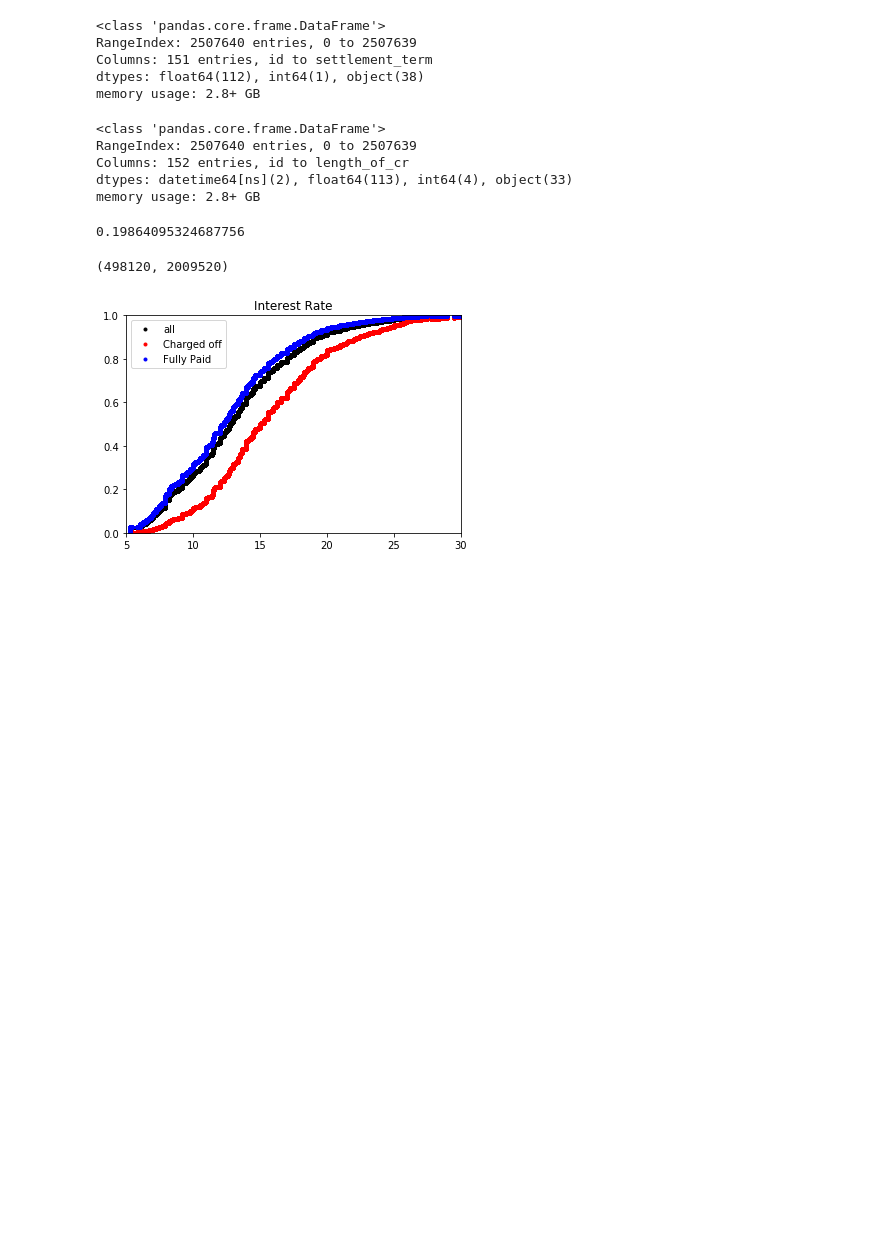
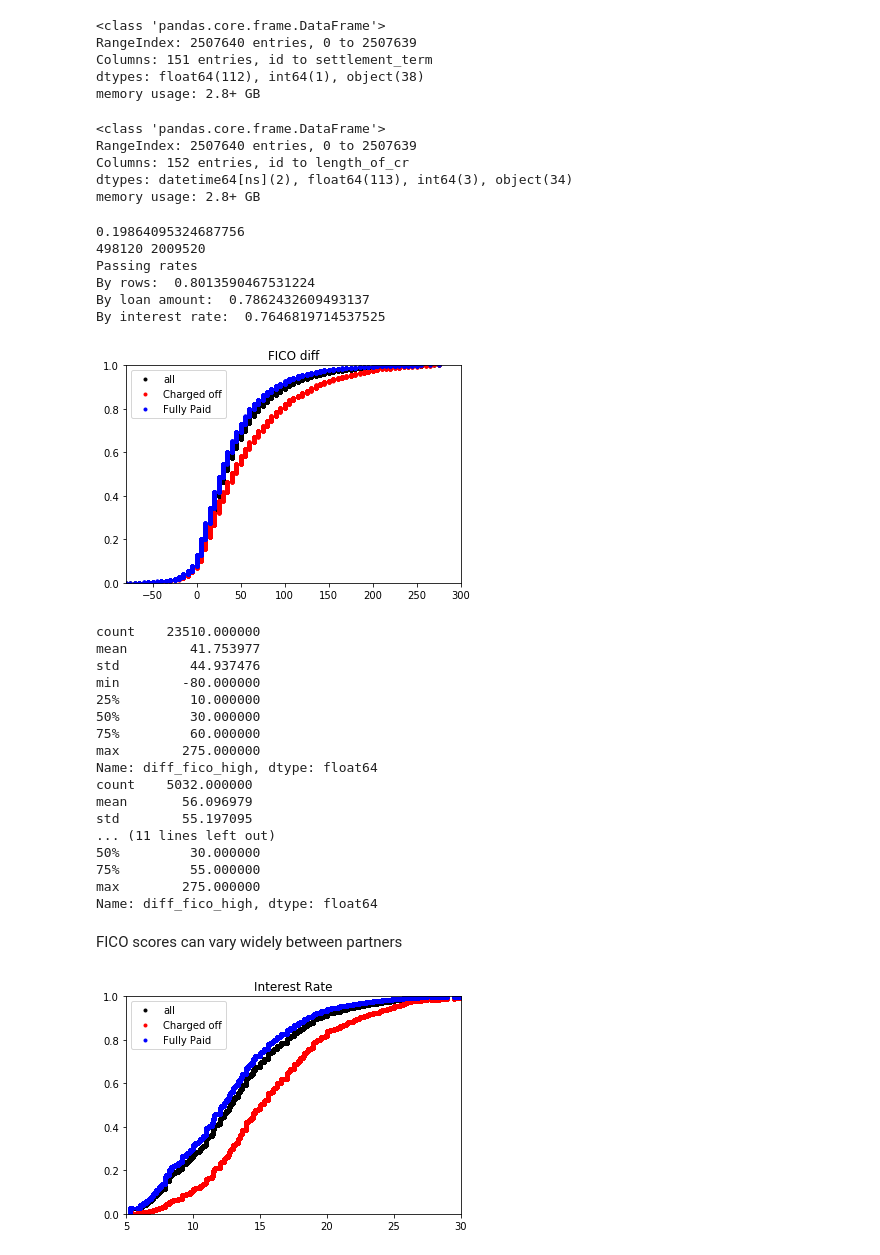
Before and after one commit to georgelee144/lending_club, a Jupyter notebook: loan_data cleaning and stats.ipynb, the cells around one changed output. Cells and saved outputs as stored; diff of their text form; code cells hidden in the pictures; blank space fills up the shorter version.

```diff
--- a/loan_data cleaning and stats.ipynb
+++ b/loan_data cleaning and stats.ipynb
@@ -42,9 +42,6 @@ df.earliest_cr_line = pd.to_datetime(df.earliest_cr_line,format='%b-%y')
 df['length_of_cr'] = df.issue_d - df.earliest_cr_line
 df.length_of_cr = df.length_of_cr.dt.days.astype(int)/365
 
-#cash = 1
-df.disbursement_method = df.disbursement_method.apply(lambda disbursement_method: 1 if disbursement_method =='Cash' else 0)
-
 #good loans = 1
 df.loan_status = df.loan_status.apply(lambda loan_status: 1 if loan_status != 'Charged Off' else 0)
 df.term = df.term.apply(lambda months: int(months[1:3]))
@@ -54,25 +51,74 @@ df.info()
 <class 'pandas.core.frame.DataFrame'>
 RangeIndex: 2507640 entries, 0 to 2507639
 Columns: 152 entries, id to length_of_cr
-dtypes: datetime64[ns](2), float64(113), int64(4), object(33)
+dtypes: datetime64[ns](2), float64(113), int64(3), object(34)
 memory usage: 2.8+ GB
 # %%
 #random things of interest
 
 df['difference_inv'] = (df.funded_amnt_inv - df.funded_amnt) / df.funded_amnt_inv
 df['difference_asked'] = (df.loan_amnt - df.funded_amnt) / df.loan_amnt
+
+df['diff_fico_high'] = df.fico_range_high - df. sec_app_fico_range_high
+df['diff_fico_low'] = df.fico_range_low - df. sec_app_fico_range_low
-# %%
-df_bad = df.loc[df.loan_status==0]
-df_pass = df.loc[df.loan_status==1]
-
-print(len(df_bad)/len(df))
-
-len(df_bad),len(df_pass)
-# %% [output]
-0.19864095324687756
-(498120, 2009520)
 # %%
 df.int_rate = df.int_rate.apply(lambda interest: interest[0:len(interest)-1]).astype('float64')
+# %%
+df_bad = df.loc[df.loan_status==0]
+df_pass = df.loc[df.loan_status==1]
+
+#the fail rate
+print(len(df_bad)/len(df))
+print(len(df_bad),len(df_pass))
+
+print('Passing rates')
+print('By rows: ',len(df_pass)/len(df))
+print('By loan amount: ',np.average(df.loan_status,weights=df.loan_amnt))
+print('By interest rate: ',np.average(df.loan_status,weights=df.int_rate))
+# %% [output]
+0.19864095324687756
+498120 2009520
+Passing rates
+By rows:  0.8013590467531224
+By loan amount:  0.7862432609493137
+By interest rate:  0.7646819714537525
+# %%
+df_x,df_y = ecdf(df.diff_fico_high.dropna())
+df_bad_x,df_bad_y = ecdf(df.loc[df.loan_status==0].diff_fico_high.dropna())
+df_pass_x,df_pass_y = ecdf(df.loc[df.loan_status==1].diff_fico_high.dropna())
+
+plt.plot(df_x,df_y,marker='.',linestyle='none',color='black',label='all')
+plt.plot(df_bad_x,df_bad_y,marker='.',linestyle='none',color='red',label='Charged off')
+plt.plot(df_pass_x,df_pass_y,marker='.',linestyle='none',color='blue',label='Fully Paid')
+plt.axis([-80, 300, 0, 1])
+plt.title('FICO diff')
+plt.legend(loc='best')
+plt.show()
+
+print(df.diff_fico_high.describe())
+print(df.loc[df.loan_status==0].diff_fico_high.describe())
+print(df.loc[df.loan_status==1].diff_fico_high.describe())
+# %% [output]
+[figure, added]
+count    23510.000000
+mean        41.753977
+std         44.937476
+min        -80.000000
+25%         10.000000
+50%         30.000000
+75%         60.000000
+max        275.000000
+Name: diff_fico_high, dtype: float64
+count    5032.000000
+mean       56.096979
+std        55.197095
+... (11 lines left out)
+50%         30.000000
+75%         55.000000
+max        275.000000
+Name: diff_fico_high, dtype: float64
+# %% [markdown]
+FICO scores can vary widely between partners
 # %%
 df_x,df_y = ecdf(df.int_rate)
 df_bad_x,df_bad_y = ecdf(df.loc[df.loan_status==0].int_rate)
```
Also changed, not shown: parts of 17 cells of this notebook.
